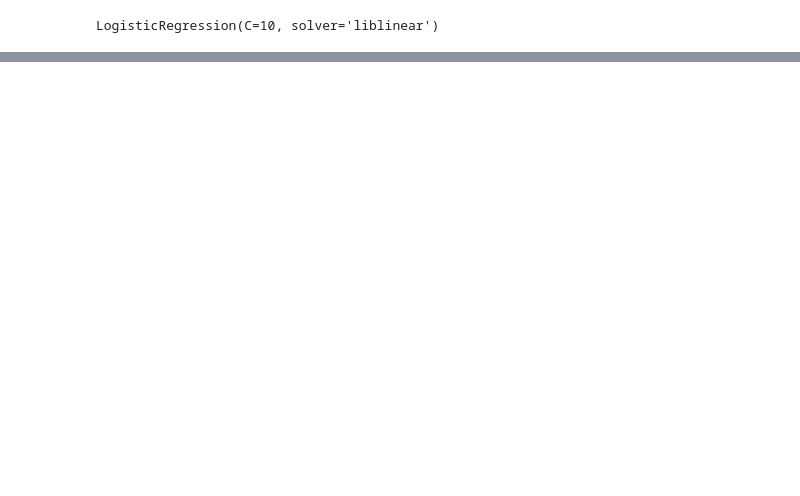
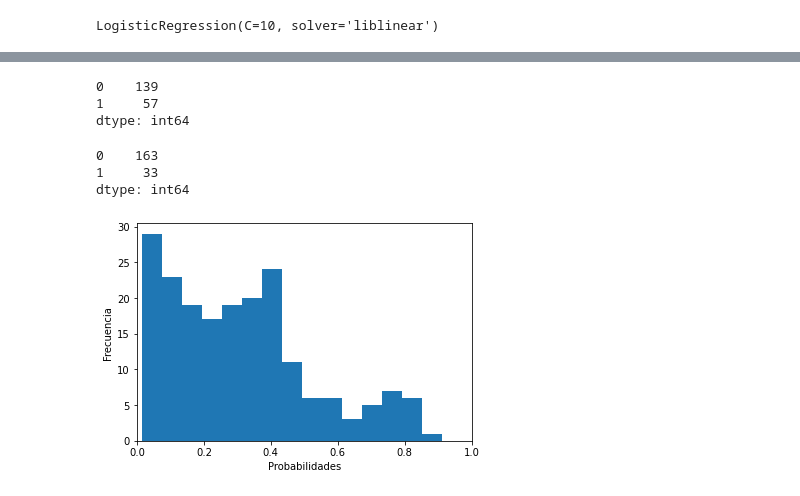
Before and after one commit to GerardoGrana/DHdatascienceG8, a Jupyter notebook: Regresion Logistica.ipynb, the cells around one changed output, grey strips where cells are left out. Drawn from its saved outputs; the diff is of its cells as text; code cells hidden in the pictures; blank space fills up the shorter version.

```diff
--- a/Regresion Logistica.ipynb
+++ b/Regresion Logistica.ipynb
@@ -318,0 +317,2 @@ make_confusion_matrix(cf_matrix_a, categories= [10,20,30] , figsize=(8,6), cbar=
+# %%
+y_pred_proba = modelo.predict_proba(Xa_test_std)
@@ -318,0 +340,27 @@ make_confusion_matrix(cf_matrix_a, categories= [10,20,30] , figsize=(8,6), cbar=
+# %%
+# Pertenencia a partir de las probabilidades
+pd.Series(y_pred_proba[:,1]>0.4).astype(int).value_counts()
+#0 no apto, 1 apto
+# %% [output]
+0    139
+1     57
+dtype: int64
+# %%
+# Pertenencia calculada a partir del método .predict()
+pd.Series(ya_pred).value_counts()
+# %% [output]
+0    163
+1     33
+dtype: int64
+# %%
+# Nos quedamos con la columna que tiene la probabilidad positiva de cada caso
+y_probs_logit_left = y_pred_proba[:,1]
+
+# Generamos un histograma de esa columna
+plt.hist(y_probs_logit_left, bins=15)
+plt.xlim(0,1)
+plt.xlabel('Probabilidades')
+plt.ylabel('Frecuencia')
+plt.show()
+# %% [output]
+[figure, added]
```
Also changed, not shown: parts of 19 cells of this notebook, 9 other files.
